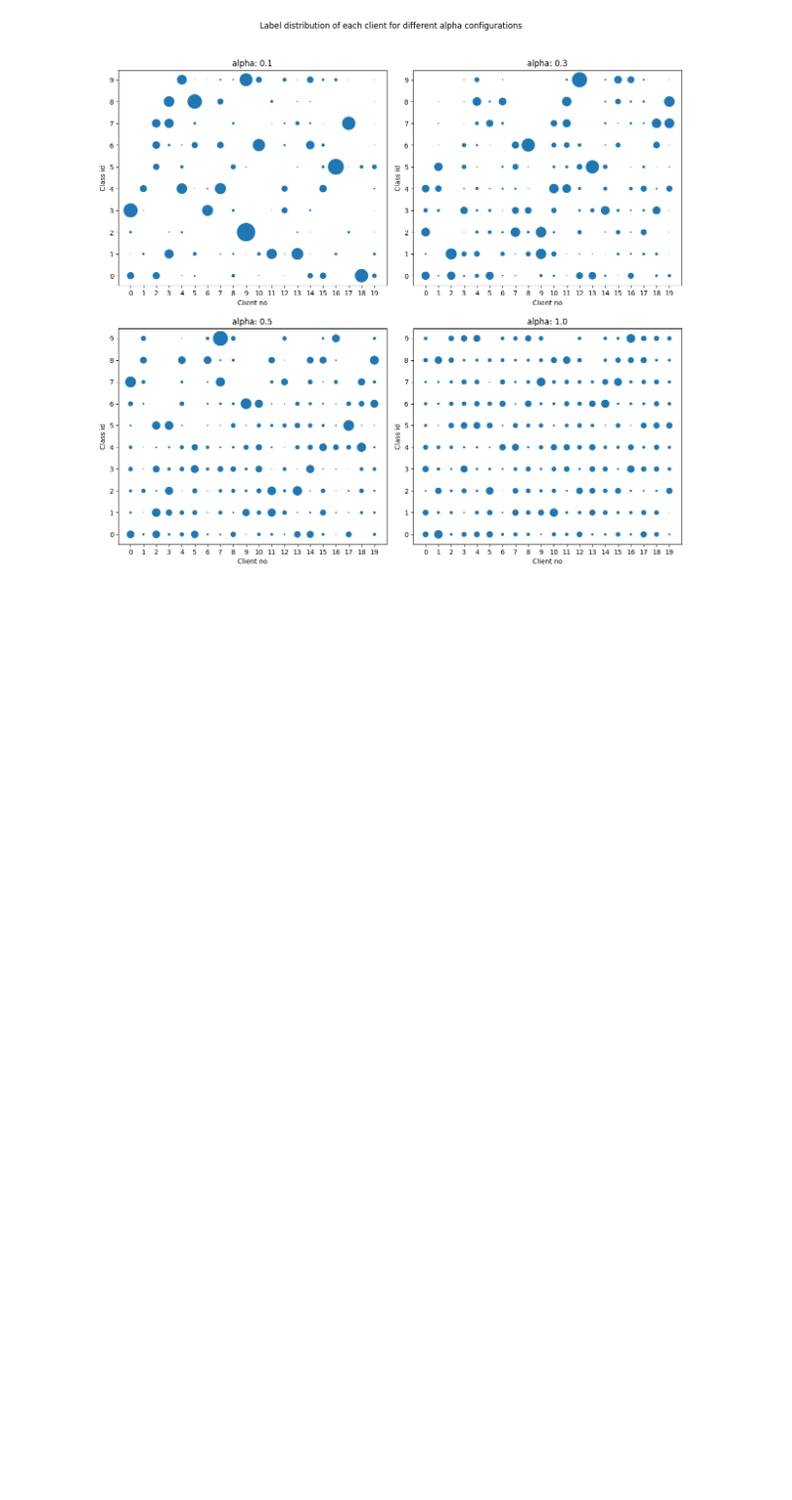
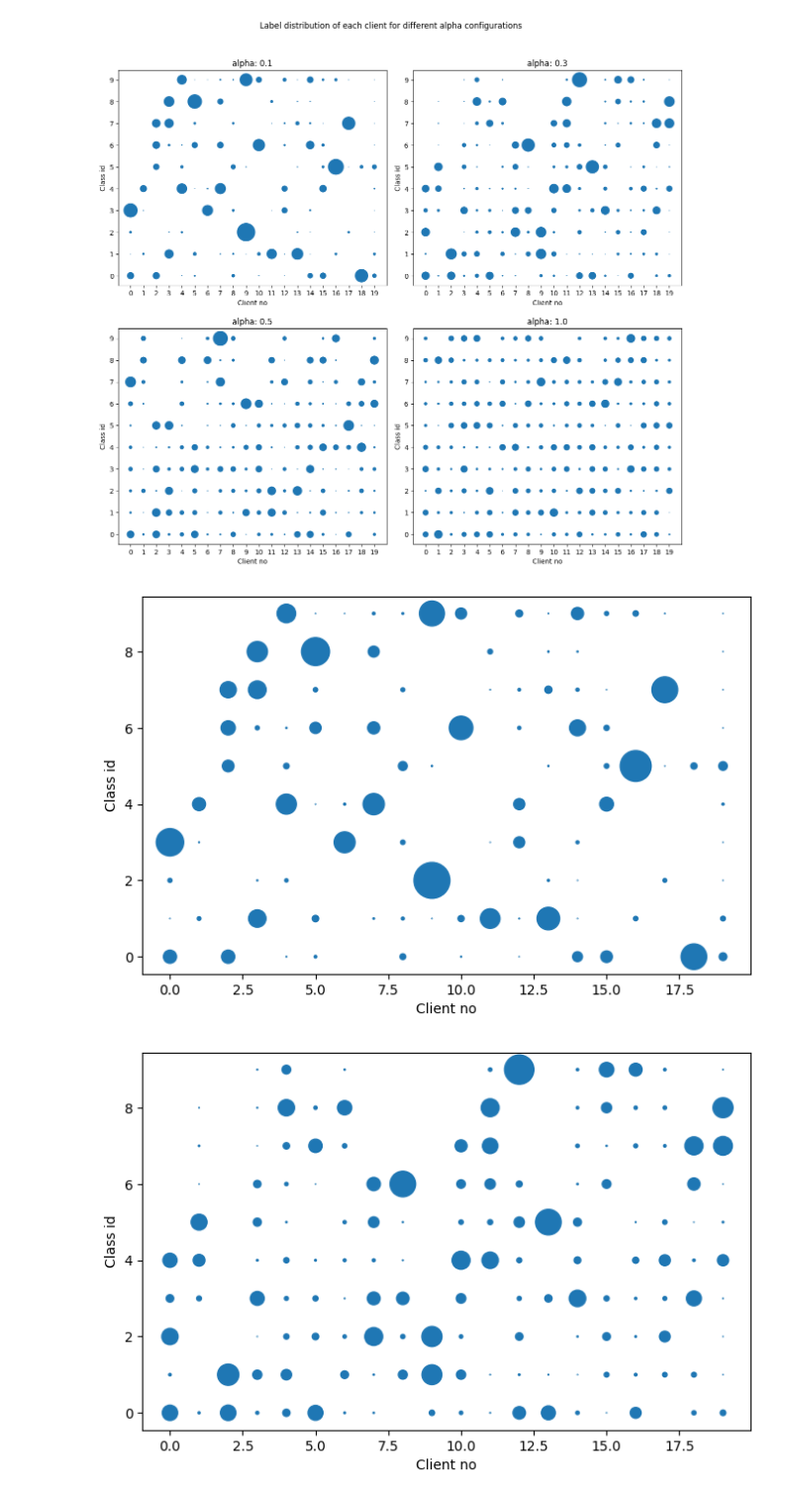
Before and after one commit to GoktugOcal/natadapt-x-flower, a Jupyter notebook: notebooks/alpha_inv.ipynb, the cells around one changed output. Shown at 99% size. Cells and saved outputs as stored; diff of their text form; code cells hidden in the pictures; blank space fills up the shorter version.

```diff
--- a/notebooks/alpha_inv.ipynb
+++ b/notebooks/alpha_inv.ipynb
@@ -79,3 +79,49 @@ fig.suptitle("Label distribution of each client for different alpha configuratio
 plt.show()
 # %% [output]
 [figure]
+# %%
+# fig, axes = plt.subplots(nrows=2, ncols=2, figsize=(15, 10))
+
+# plt.subplots_adjust(left=None, bottom=-0.1, right=None, top=None, wspace=0.1, hspace=None)
+
+# plt.setp(
+#     axes,
+#     xticks=np.arange(20),
+#     yticks=np.arange(10)
+#     )
+
+for i, alpha in enumerate(["01", "03", "05", "10"]):
+
+    conf = json.load(open(f"../data/alpha/Cifar10_NIID_20c_a{alpha}/config.json", "r"))
+    data = [dict(zip(np.array(cli)[:,0], np.array(cli)[:,1])) for cli in conf["Size of samples for labels in clients"]]
+
+    idx = 0
+    counts = []
+    for client in conf['Size of samples for labels in clients']:
+        count = np.sum(np.asarray(client), axis=0)[1]
+        counts.append(count)
+        idx +=1
+
+
+    h = counts
+
+    df = pd.DataFrame(data).replace(np.nan, 0)
+    x = np.array(np.meshgrid(np.arange(20),np.arange(10))).T.reshape(-1,2)[:,0]
+    y = np.array(np.meshgrid(np.arange(20),np.arange(10))).T.reshape(-1,2)[:,1]
+    s = df.values.reshape(1,-1)[0].astype("int")
+    s = (s)/(5000 - 0)*600
+
+    # ax.grid()
+    plt.figure(figsize=(8,5))
+    plt.scatter(x,y,s)
+    # plt.title(f"alpha: {float(alpha)/10}")
+    plt.xlabel("Client no")
+    plt.ylabel("Class id")
+    plt.show()
+
+
+# fig.suptitle("Label distribution of each client for different alpha configurations")
+plt.show()
+# %% [output]
+[figure, added]
+[figure, added]
```
Also changed, not shown: parts of 3 cells of this notebook, 13 other files.
